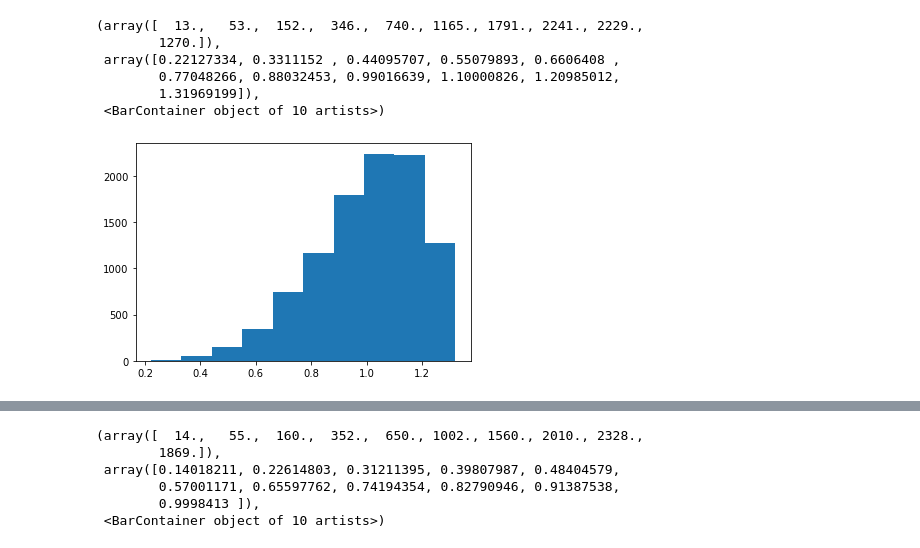
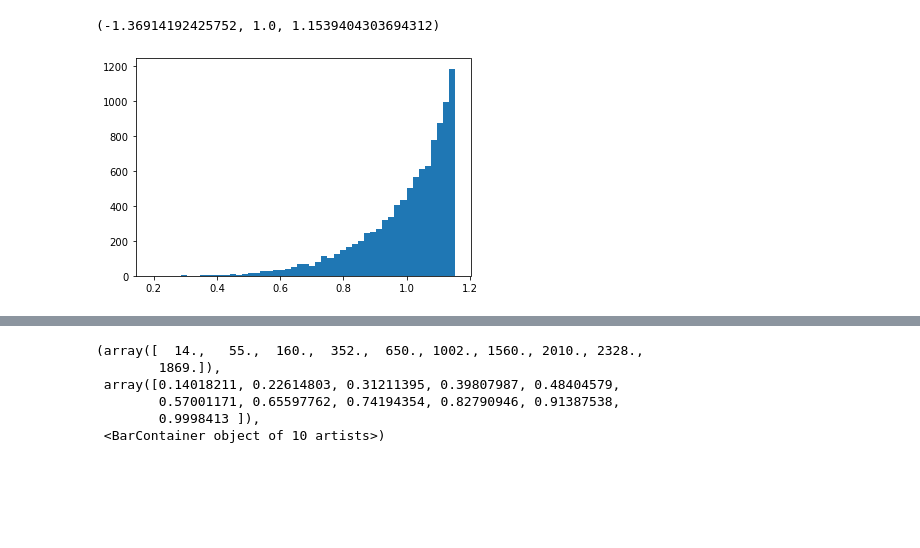
Before and after one commit to adam-bauer-34/climate-simp, a Jupyter notebook: OLLA/forcing_test.ipynb, the cells around one changed output, grey strips where cells are left out. Saved outputs shown, nothing was run; the diff lists cells and outputs as text; code cells hidden in the pictures; blank space fills up the shorter version.

```diff
--- a/OLLA/forcing_test.ipynb
+++ b/OLLA/forcing_test.ipynb
@@ -70,12 +81,9 @@ ax[1].hist(weights, 50)
 # %%
-betas = np.random.beta(6,1.95,size=10000)
+betas = np.random.beta(6,.9,size=10000)
 
-plt.hist(betas/np.mean(betas))
+plt.hist(betas/np.mean(betas),50)
+
+sts.skew(betas/np.mean(betas)), np.mean(betas/np.mean(betas)), np.amax(betas/np.mean(betas))
 # %% [output]
-(array([  13.,   53.,  152.,  346.,  740., 1165., 1791., 2241., 2229.,
-        1270.]),
- array([0.22127334, 0.3311152 , 0.44095707, 0.55079893, 0.6606408 ,
-        0.77048266, 0.88032453, 0.99016639, 1.10000826, 1.20985012,
-        1.31969199]),
- <BarContainer object of 10 artists>)
+(-1.36914192425752, 1.0, 1.1539404303694312)
-[figure, old version]
+[figure, new version]
```
Also changed, not shown: parts of 17 cells of this notebook, 5 other files.
